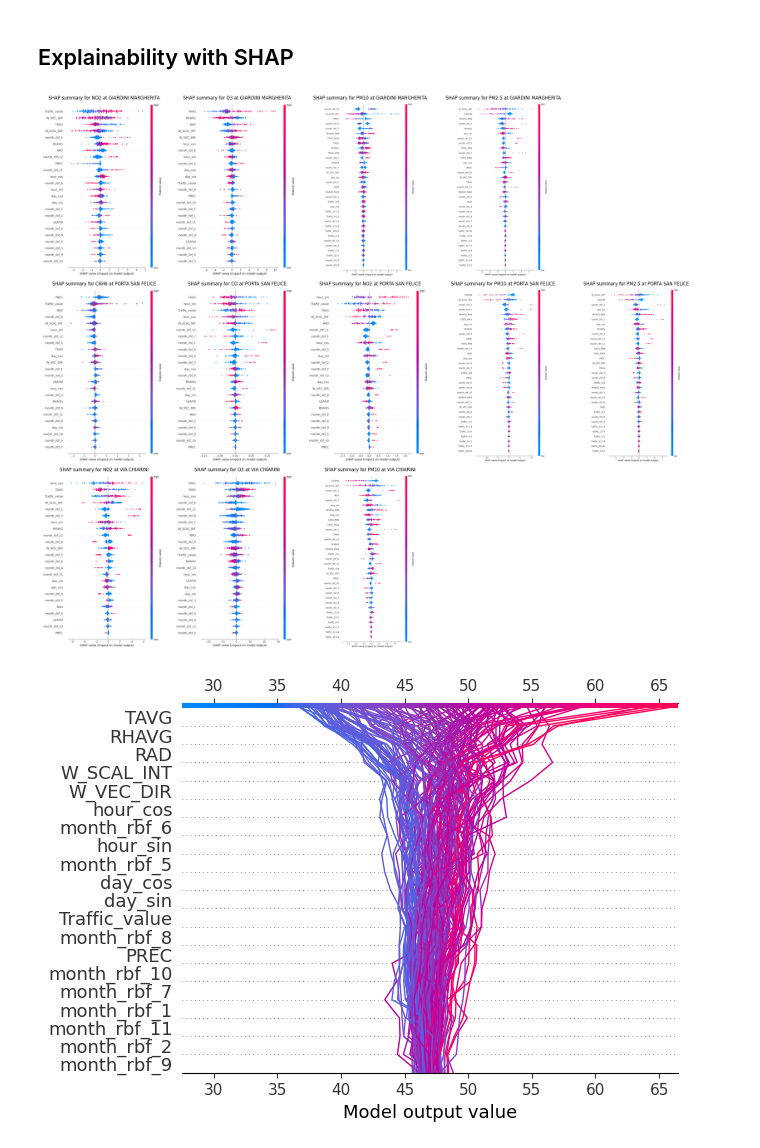
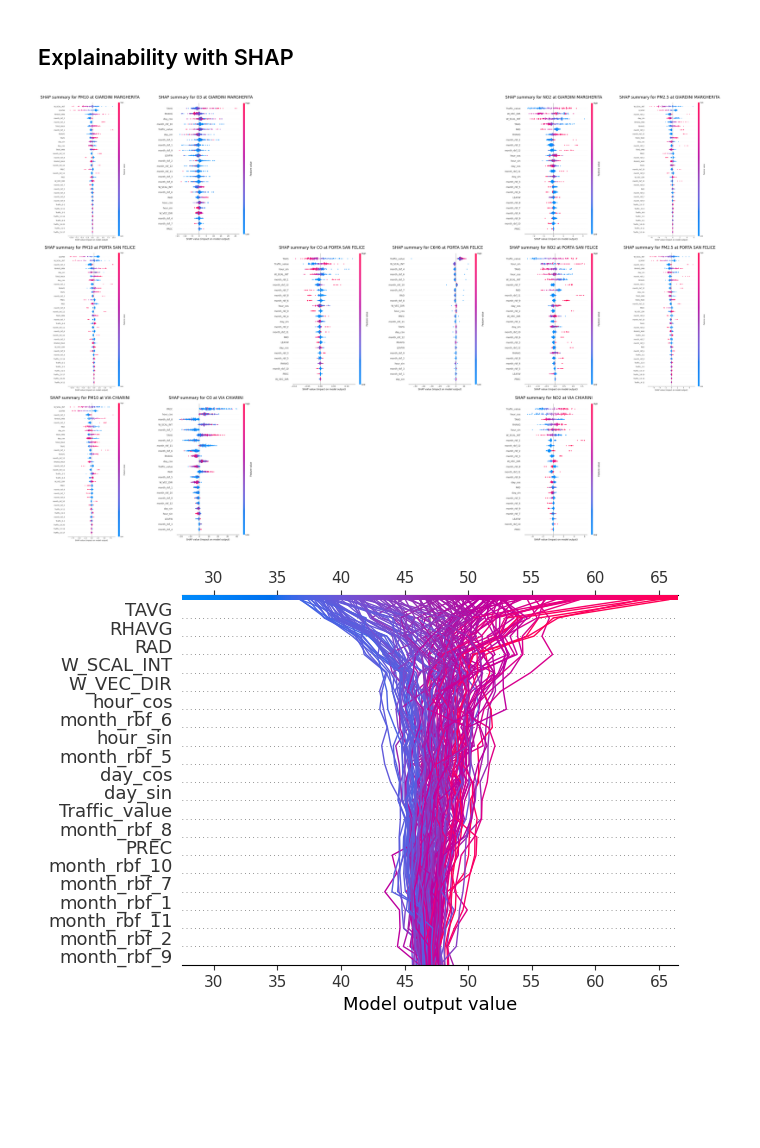
Before and after one commit to davidesonno/AII-project, a Jupyter notebook: 7-feature-importance.ipynb, the cells around one changed output. Cells and saved outputs as stored; diff of their text form; code cells hidden in the pictures; blank space fills up the shorter version.

Commit message:
worked on feature importancr
- adjusted the plots
- tried retraining on informative columns

```diff
--- a/7-feature-importance.ipynb
+++ b/7-feature-importance.ipynb
@@ -27,7 +27,7 @@ pollution_data = read_and_preprocess_dataset(datasets_folder, 'pollution', v=ver
 traffic_data = read_and_preprocess_dataset(datasets_folder, 'traffic', v=verbosity, radius=2)
 weather_data = read_and_preprocess_dataset(datasets_folder, 'weather', v=verbosity)
 
-stations = pollution_data.keys()
+stations = list(pollution_data.keys())
 # %%
 station_data = {}
 date_encoding = 'radial_months-sin-cos_days_hours'
@@ -54,6 +54,7 @@ n_hour_features = len(station_data['GIARDINI MARGHERITA']['NO2'].columns) - 1 #
 n_daily_features = len(station_data['GIARDINI MARGHERITA']['PM2.5'].columns) - 1 # -1 because Agent_value is the target
 print(f'Total number of hourly features: {n_hour_features}')
 print(f'Total number of daily features: {n_daily_features}')
+agents = list(set(agent for station in stations for agent in station_data[station].keys()))
 # %% [output]
 Station GIARDINI MARGHERITA agents:  NO2, O3, PM10, PM2.5
 Station PORTA SAN FELICE agents:  C6H6, CO, NO2, PM10, PM2.5
@@ -122,14 +123,14 @@ n_samples = 100 # with this 'low' values I get the same results as higher ones s
 n_repeats = 10
 
 n_rows = len(stations)
-n_cols = max(len(models[station].keys()) for station in stations)
+n_cols = len(agents)
 
 fig, axes = plt.subplots(n_rows, n_cols, figsize=(n_cols * 5, n_rows * 6.5))
 
-for i,station in enumerate(stations):
+for station in stations:
     if station not in agents_permutation_importance:
         agents_permutation_importance[station] = {}
-    for j, agent in enumerate(models[station].keys()):
+    for agent in models[station].keys():
         model = models[station][agent]
         X_test = test_sets[station][agent]['x']
         y_test = test_sets[station][agent]['y']
@@ -187,16 +188,18 @@ for i,station in enumerate(stations):
         agents_permutation_importance[station][agent] = importances
 
         # plot
-        ax = axes[i][j]
+        ax = axes[stations.index(station)][agents.index(agent)]
         ax.barh(features, importances['importances_mean'], height=0.7, xerr=importances['importances_std'])
         # ax.bar(X_test.columns, importances.importances_mean, width=0.7, yerr=importances.importances_std)
         # ax.set_xticklabels(X_test.columns, rotation=90)
         ax.set_title(f'Permutation Importance for {agent} at {station}')
         ax.grid(linestyle=':')
 
-for i, station in enumerate(stations):
-    for j in range(len(models[station].keys()), n_cols):
-        axes[i][j].axis('off') # remove unused subplots
+for station in stations:
+    for agent in agents:
+        if agent not in models[station]:
+            axes[stations.index(station)][agents.index(agent)].axis('off') # remove unused subplots
+
 plt.tight_layout()
 # plt.subplots_adjust(hspace=0.5)
 plt.show()
@@ -225,14 +230,14 @@ def model_predict(data): # used in kernel explainers
 n_samples = 200
 
 n_rows = len(stations)
-n_cols = max(len(models[station].keys()) for station in stations)
+n_cols = len(agents)
 
-fig, axes = plt.subplots(n_rows, n_cols, figsize=(n_cols * 5, n_rows * 7))
+fig, axes = plt.subplots(n_rows, n_cols, figsize=(n_cols * 5, n_rows * 6.5))
 
-for i,station in enumerate(stations):
+for station in stations:
     if station not in agents_shap_values:
         agents_shap_values[station] = {}
-    for j, agent in enumerate(models[station].keys()):
+    for agent in models[station].keys():
         model = models[station][agent]
         if isinstance(model, tf.keras.models.Sequential):
             training_data = None
@@ -303,38 +308,39 @@ for i,station in enumerate(stations):
             'shap_values': shap_values,
             'explainer':  explainer
         }
 
         # plot
-        ax = axes[i][j]
+        ax = axes[stations.index(station)][agents.index(agent)]
         tmp_fig, tmp_ax = plt.subplots(figsize=(5, 4))
         shap.summary_plot(shap_values,
                           test_data,
                           max_display=999,
                           show=False,
                           color_bar=True,
                           rng=42
                           )
         canvas = FigureCanvas(tmp_fig)
         canvas.draw()
 
         # Convert canvas to image
         image = np.frombuffer(canvas.buffer_rgba(), dtype='uint8')
         image = image.reshape(tmp_fig.canvas.get_width_height()[::-1] + (4,))
 
         # Show the image on the target subplot
         ax.imshow(image)
         ax.axis('off')
         ax.set_title(f'SHAP summary for {agent} at {station}')
 
         plt.close(tmp_fig)
 
-for i, station in enumerate(stations):
-    for j in range(len(models[station].keys()), n_cols):
-        axes[i][j].axis('off') # remove unused subplots
+for station in stations:
+    for agent in agents:
+        if agent not in models[station]:
+            axes[stations.index(station)][agents.index(agent)].axis('off') # remove unused subplots
 plt.tight_layout()
 plt.show()
 # %% [output]
-[figure, old version]
+[figure, new version]
 # %%
 a=3
 station = 'PORTA SAN FELICE'
```
Also changed, not shown: parts of 11 cells of this notebook, 5 other files.
